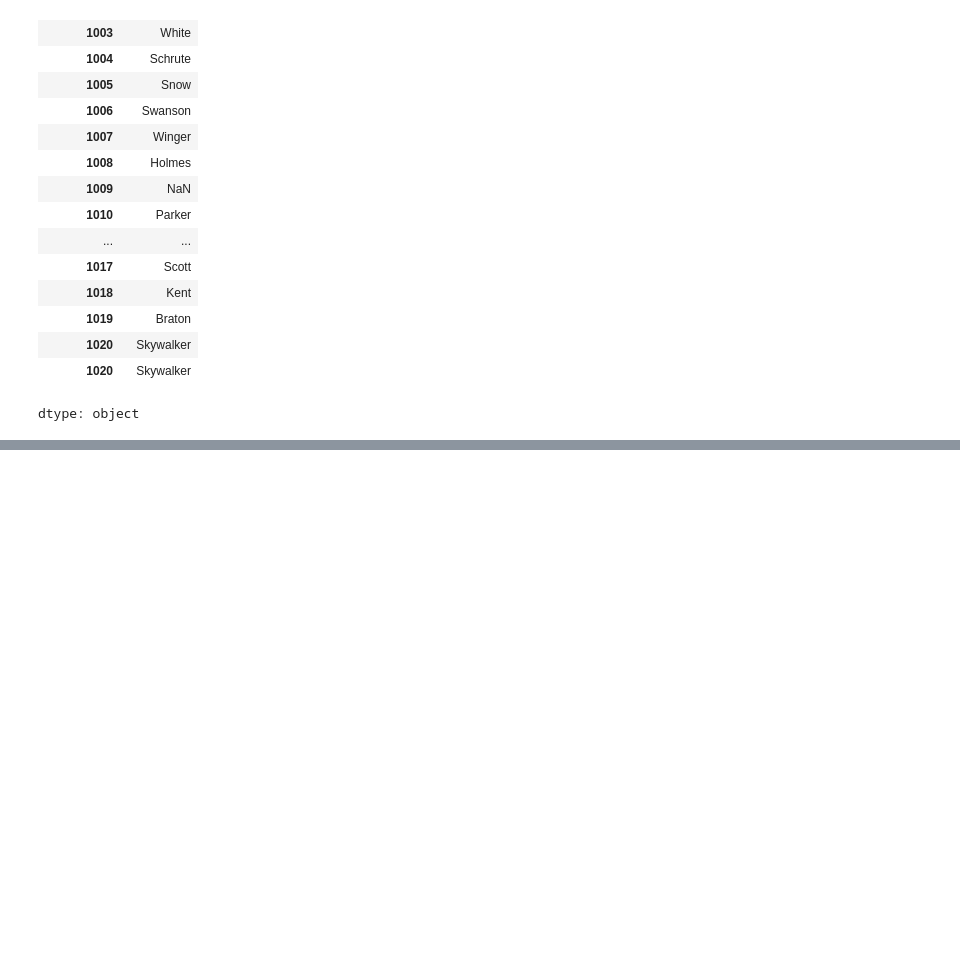
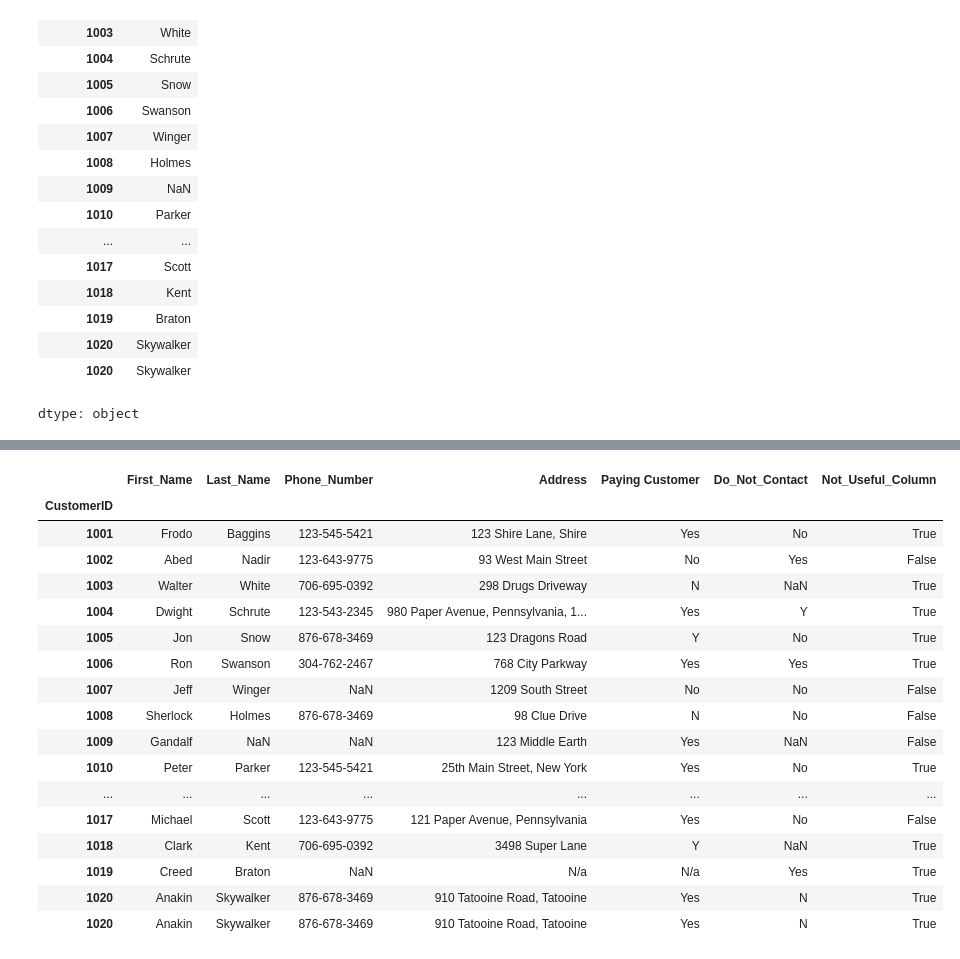
Before and after one commit to Abdelrhman129/my-_colab_notbook, a Jupyter notebook: Data_Anlalysis_Phython.ipynb, the cells around one changed output, grey strips where cells are left out. Cells and saved outputs as stored; diff of their text form; code cells hidden in the pictures; blank space fills up the shorter version.

```diff
--- a/Data_Anlalysis_Phython.ipynb
+++ b/Data_Anlalysis_Phython.ipynb
@@ -1486,0 +996,34 @@ dtype: object
+# %%
+import numpy as np
+
+df['Phone_Number'] = df['Phone_Number'].astype(str)
+
+# نشيل أي حاجة غير الأرقام
+df['Phone_Number'] = df['Phone_Number'].str.replace(r'[^0-9]', '', regex=True)
+
+# نخلي الرقم اللي طوله مش 10 يبقى NaN
+df['Phone_Number'] = df['Phone_Number'].apply(lambda x: x if len(x)==10 else np.nan)
+
+# نعمل فورمات 123-456-7890
+df['Phone_Number'] = df['Phone_Number'].apply(lambda x: x[0:3]+'-'+x[3:6]+'-'+x[6:10] if pd.notna(x) else np.nan)
+# %%
+df
+# %% [output]
+|  | First_Name | Last_Name | Phone_Number | Address | Paying Customer | Do_Not_Contact | Not_Useful_Column |
+| CustomerID |  |  |  |  |  |  |  |
+| 1001 | Frodo | Baggins | 123-545-5421 | 123 Shire Lane, Shire | Yes | No | True |
+| 1002 | Abed | Nadir | 123-643-9775 | 93 West Main Street | No | Yes | False |
+| 1003 | Walter | White | 706-695-0392 | 298 Drugs Driveway | N | NaN | True |
+| 1004 | Dwight | Schrute | 123-543-2345 | 980 Paper Avenue, Pennsylvania, 1... | Yes | Y | True |
+| 1005 | Jon | Snow | 876-678-3469 | 123 Dragons Road | Y | No | True |
+| 1006 | Ron | Swanson | 304-762-2467 | 768 City Parkway | Yes | Yes | True |
+| 1007 | Jeff | Winger | NaN | 1209 South Street | No | No | False |
+| 1008 | Sherlock | Holmes | 876-678-3469 | 98 Clue Drive | N | No | False |
+| 1009 | Gandalf | NaN | NaN | 123 Middle Earth | Yes | NaN | False |
+| 1010 | Peter | Parker | 123-545-5421 | 25th Main Street, New York | Yes | No | True |
+| ... | ... | ... | ... | ... | ... | ... | ... |
+| 1017 | Michael | Scott | 123-643-9775 | 121 Paper Avenue, Pennsylvania | Yes | No | False |
+| 1018 | Clark | Kent | 706-695-0392 | 3498 Super Lane | Y | NaN | True |
+| 1019 | Creed | Braton | NaN | N/a | N/a | Yes | True |
+| 1020 | Anakin | Skywalker | 876-678-3469 | 910 Tatooine Road, Tatooine | Yes | N | True |
+| 1020 | Anakin | Skywalker | 876-678-3469 | 910 Tatooine Road, Tatooine | Yes | N | True |
```
Also changed, not shown: parts of 84 cells of this notebook.
